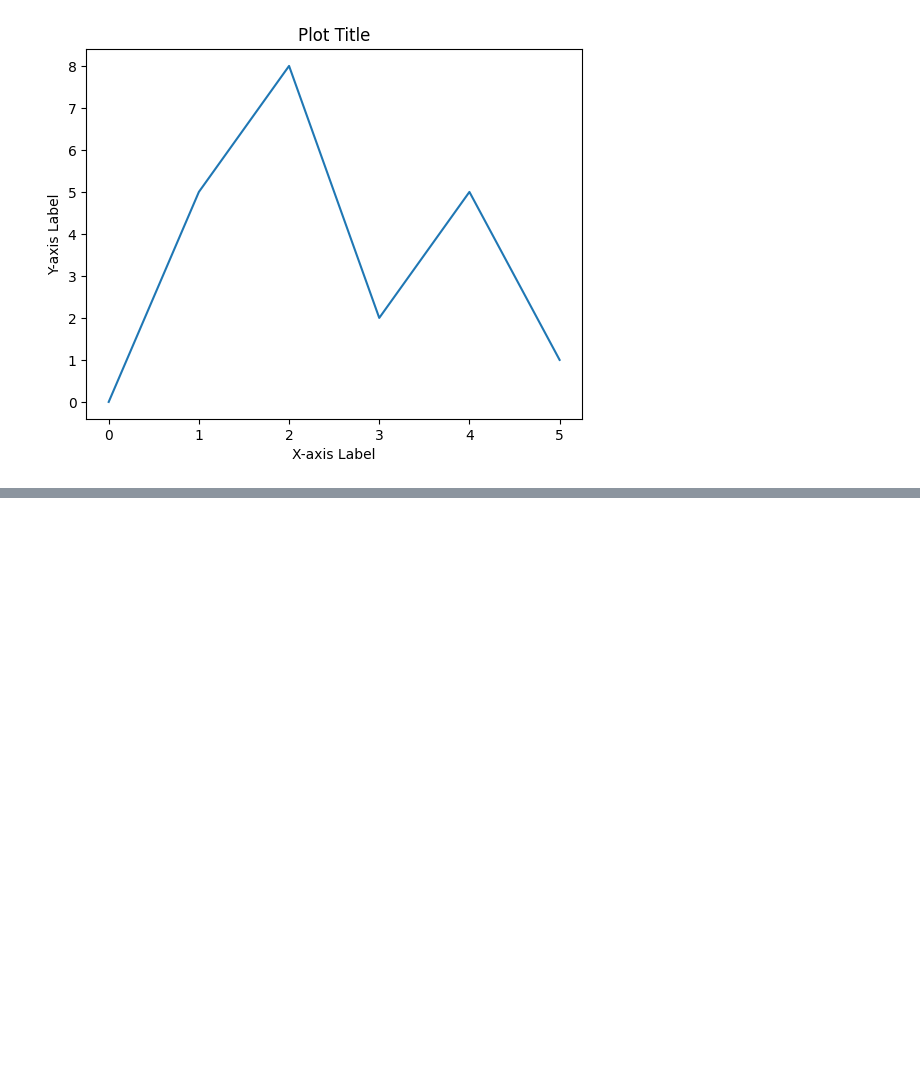
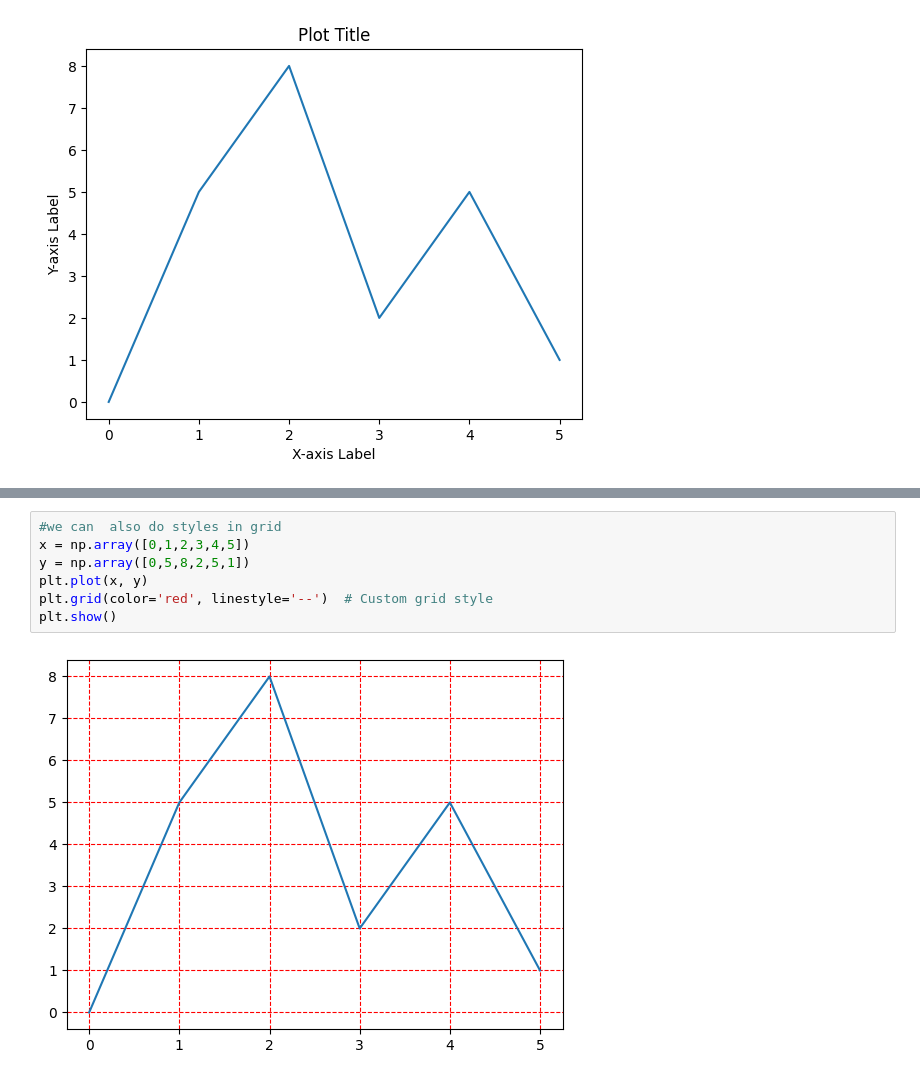
Before and after one commit to Abisheck007/python_grep, a Jupyter notebook: pandas-env/Matplotlib study/pyplotmodule.ipynb, the cells around one changed output, grey strips where cells are left out. Drawn from its saved outputs; the diff is of its cells as text; blank space fills up the shorter version.

```diff
--- a/pandas-env/Matplotlib study/pyplotmodule.ipynb
+++ b/pandas-env/Matplotlib study/pyplotmodule.ipynb
@@ -102,0 +123,9 @@ plt.show()
+# %%
+#we can  also do styles in grid
+x = np.array([0,1,2,3,4,5])
+y = np.array([0,5,8,2,5,1])
+plt.plot(x, y)
+plt.grid(color='red', linestyle='--')  # Custom grid style
+plt.show()
+# %% [output]
+[figure, added]
```
Also changed, not shown: parts of 10 cells of this notebook.
